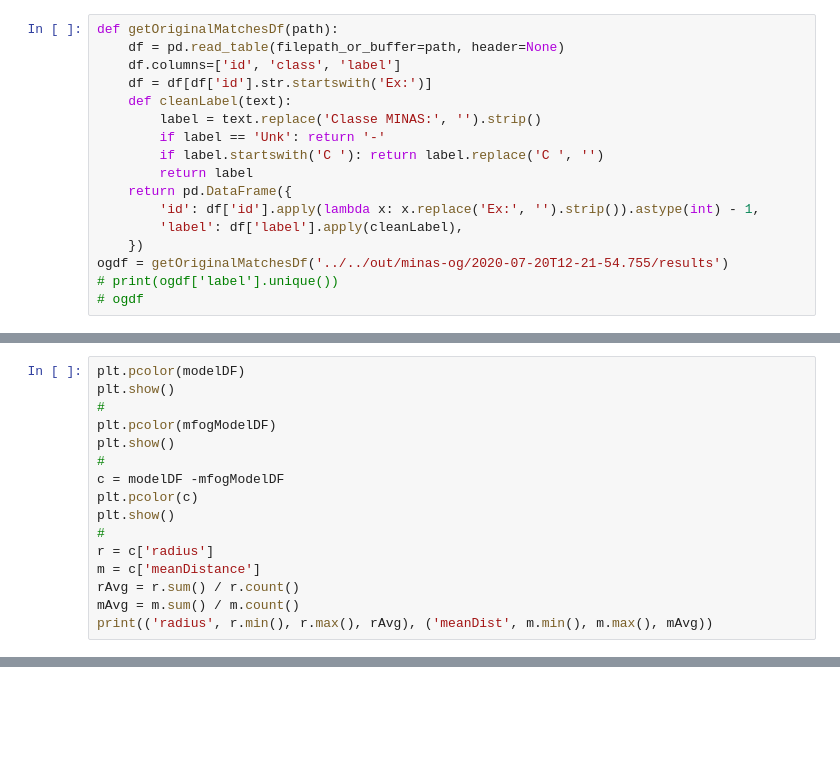
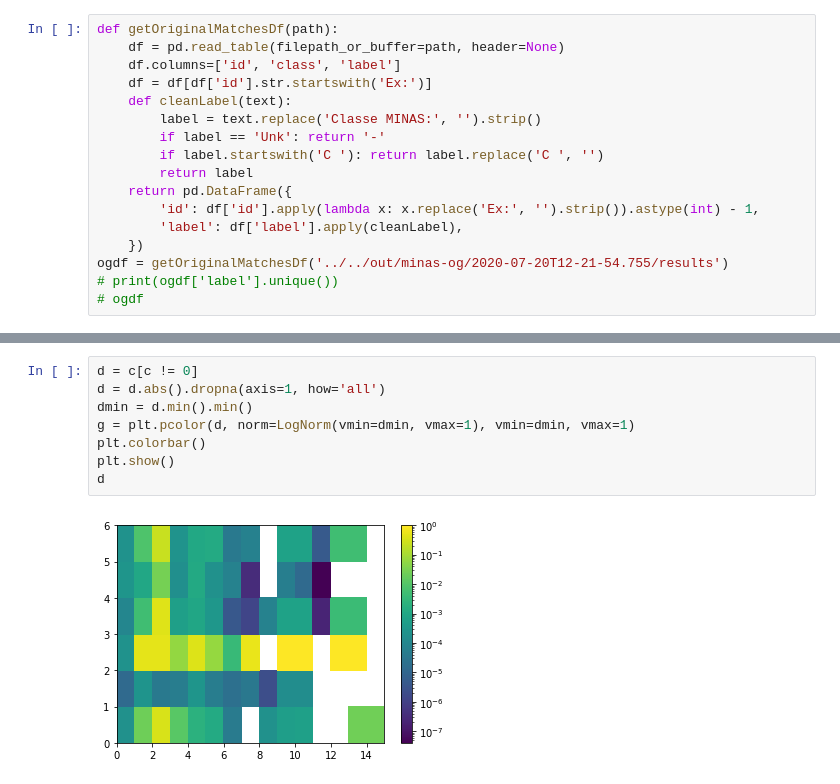
Before and after one commit to luis-puhl/minas-flink, a Jupyter notebook: mfog-mpi/src/minas/evaluate.ipynb, the cells around one changed output, grey strips where cells are left out. Saved outputs shown, nothing was run; the diff lists cells and outputs as text; blank space fills up the shorter version.

```diff
--- a/mfog-mpi/src/minas/evaluate.ipynb
+++ b/mfog-mpi/src/minas/evaluate.ipynb
@@ -182,16 +168,0 @@ modelDF
-# %%
-plt.pcolor(modelDF)
-plt.show()
-#
-plt.pcolor(mfogModelDF)
-plt.show()
-#
-c = modelDF -mfogModelDF
-plt.pcolor(c)
-plt.show()
-#
-r = c['radius']
-m = c['meanDistance']
-rAvg = r.sum() / r.count()
-mAvg = m.sum() / m.count()
-print(('radius', r.min(), r.max(), rAvg), ('meanDist', m.min(), m.max(), mAvg))
@@ -244,0 +263,10 @@ In [ ]:
+# %%
+d = c[c != 0]
+d = d.abs().dropna(axis=1, how='all')
+dmin = d.min().min()
+g = plt.pcolor(d, norm=LogNorm(vmin=dmin, vmax=1), vmin=dmin, vmax=1)
+plt.colorbar()
+plt.show()
+d
+# %% [output]
+[figure, added]
```
Also changed, not shown: parts of 19 cells of this notebook, 2 other files.
